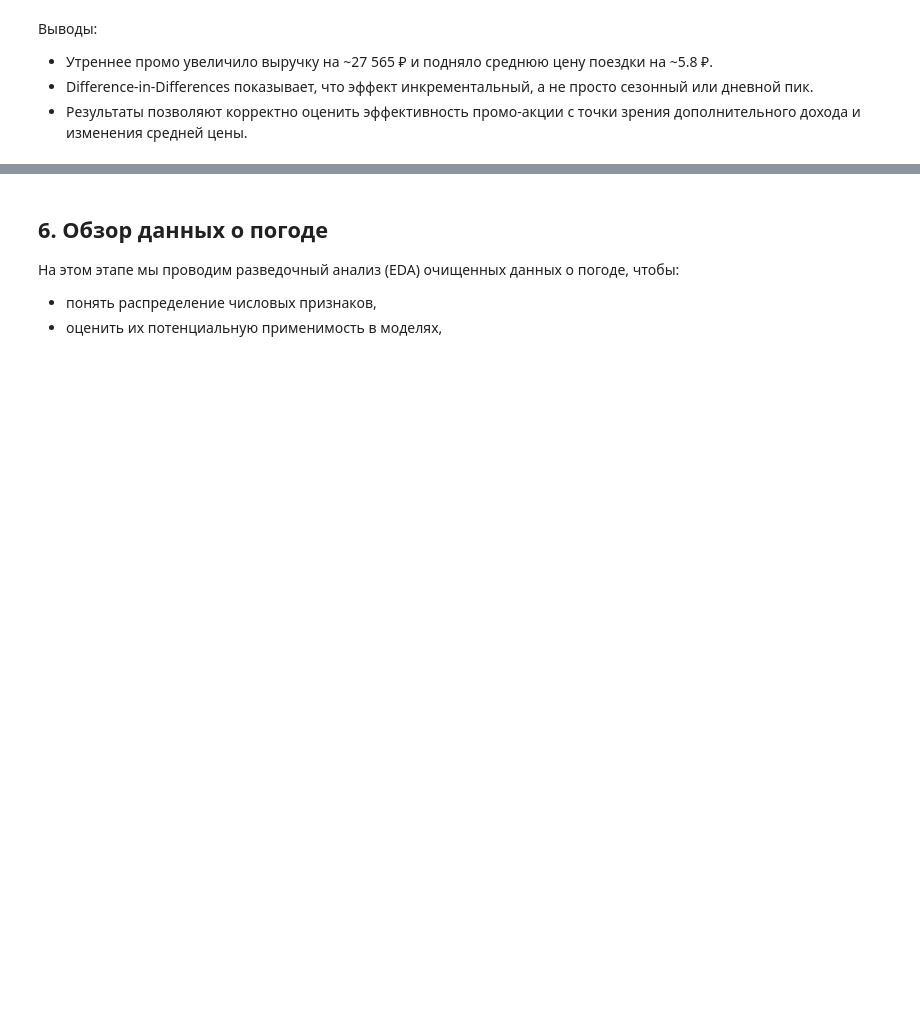
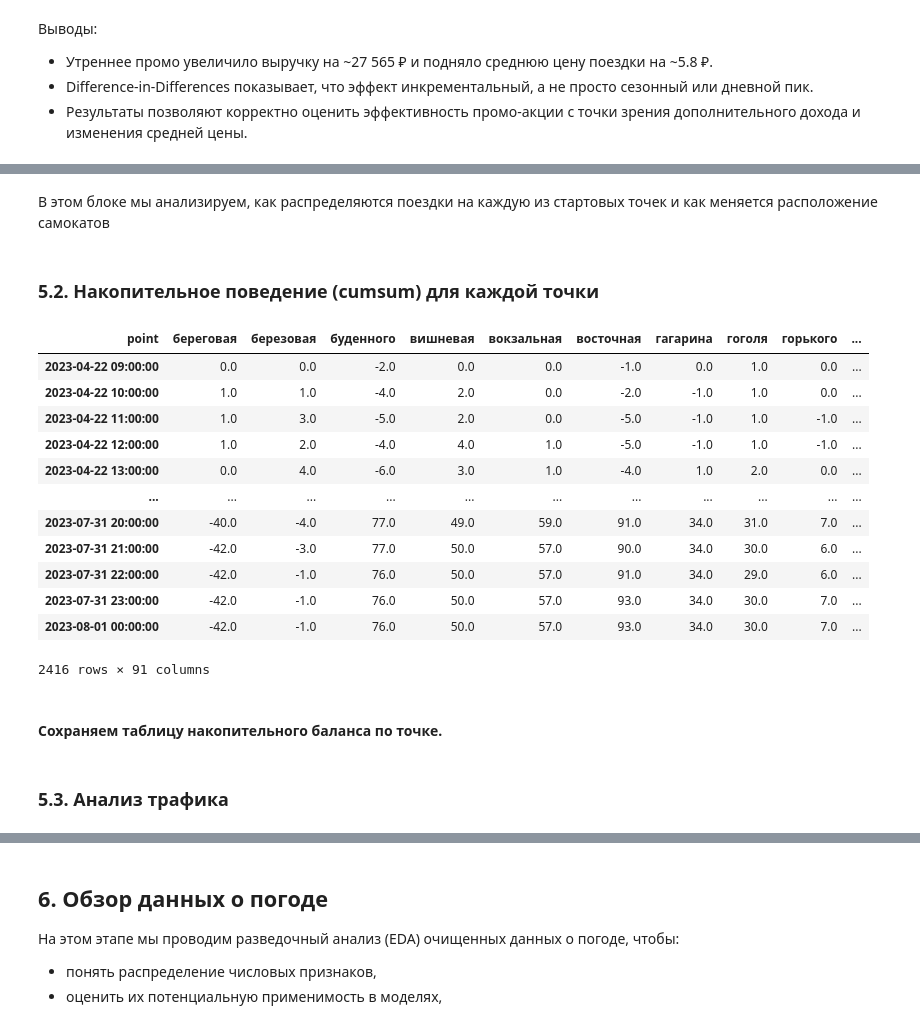
Before and after one commit to fIIame/scooter_sharing_analysis, a Jupyter notebook: notebooks/EDA.ipynb, the cells around one changed output, grey strips where cells are left out. Saved outputs shown, nothing was run; the diff lists cells and outputs as text; code cells hidden in the pictures; blank space fills up the shorter version.

```diff
--- a/notebooks/EDA.ipynb
+++ b/notebooks/EDA.ipynb
@@ -435,2 +381,28 @@ cumulative_flow = net_flow.cumsum()
+# %% [markdown]
+В этом блоке мы анализируем, как распределяются поездки на каждую из стартовых точек и как меняется расположение самокатов
+# %% [markdown]
+### 5.2. Накопительное поведение (cumsum) для каждой точки
+# %%
+cumulative_flow = net_flow_location.cumsum()
+
+cumulative_flow
+# %% [output]
+| point | береговая | березовая | буденного | вишневая | вокзальная | восточная | гагарина | гоголя | горького | ... |
+| 2023-04-22 09:00:00 | 0.0 | 0.0 | -2.0 | 0.0 | 0.0 | -1.0 | 0.0 | 1.0 | 0.0 | ... |
+| 2023-04-22 10:00:00 | 1.0 | 1.0 | -4.0 | 2.0 | 0.0 | -2.0 | -1.0 | 1.0 | 0.0 | ... |
+| 2023-04-22 11:00:00 | 1.0 | 3.0 | -5.0 | 2.0 | 0.0 | -5.0 | -1.0 | 1.0 | -1.0 | ... |
+| 2023-04-22 12:00:00 | 1.0 | 2.0 | -4.0 | 4.0 | 1.0 | -5.0 | -1.0 | 1.0 | -1.0 | ... |
+| 2023-04-22 13:00:00 | 0.0 | 4.0 | -6.0 | 3.0 | 1.0 | -4.0 | 1.0 | 2.0 | 0.0 | ... |
+| ... | ... | ... | ... | ... | ... | ... | ... | ... | ... | ... |
+| 2023-07-31 20:00:00 | -40.0 | -4.0 | 77.0 | 49.0 | 59.0 | 91.0 | 34.0 | 31.0 | 7.0 | ... |
+| 2023-07-31 21:00:00 | -42.0 | -3.0 | 77.0 | 50.0 | 57.0 | 90.0 | 34.0 | 30.0 | 6.0 | ... |
+| 2023-07-31 22:00:00 | -42.0 | -1.0 | 76.0 | 50.0 | 57.0 | 91.0 | 34.0 | 29.0 | 6.0 | ... |
+| 2023-07-31 23:00:00 | -42.0 | -1.0 | 76.0 | 50.0 | 57.0 | 93.0 | 34.0 | 30.0 | 7.0 | ... |
+| 2023-08-01 00:00:00 | -42.0 | -1.0 | 76.0 | 50.0 | 57.0 | 93.0 | 34.0 | 30.0 | 7.0 | ... |
+2416 rows × 91 columns
+# %% [markdown]
+#### Сохраняем таблицу накопительного баланса по точке.
 # %%
 cumulative_flow.to_csv(pj("data", "cumulative_flow.csv"))
+# %% [markdown]
+### 5.3. Анализ трафика
```
Also changed, not shown: parts of 29 cells of this notebook, 2 other files.
